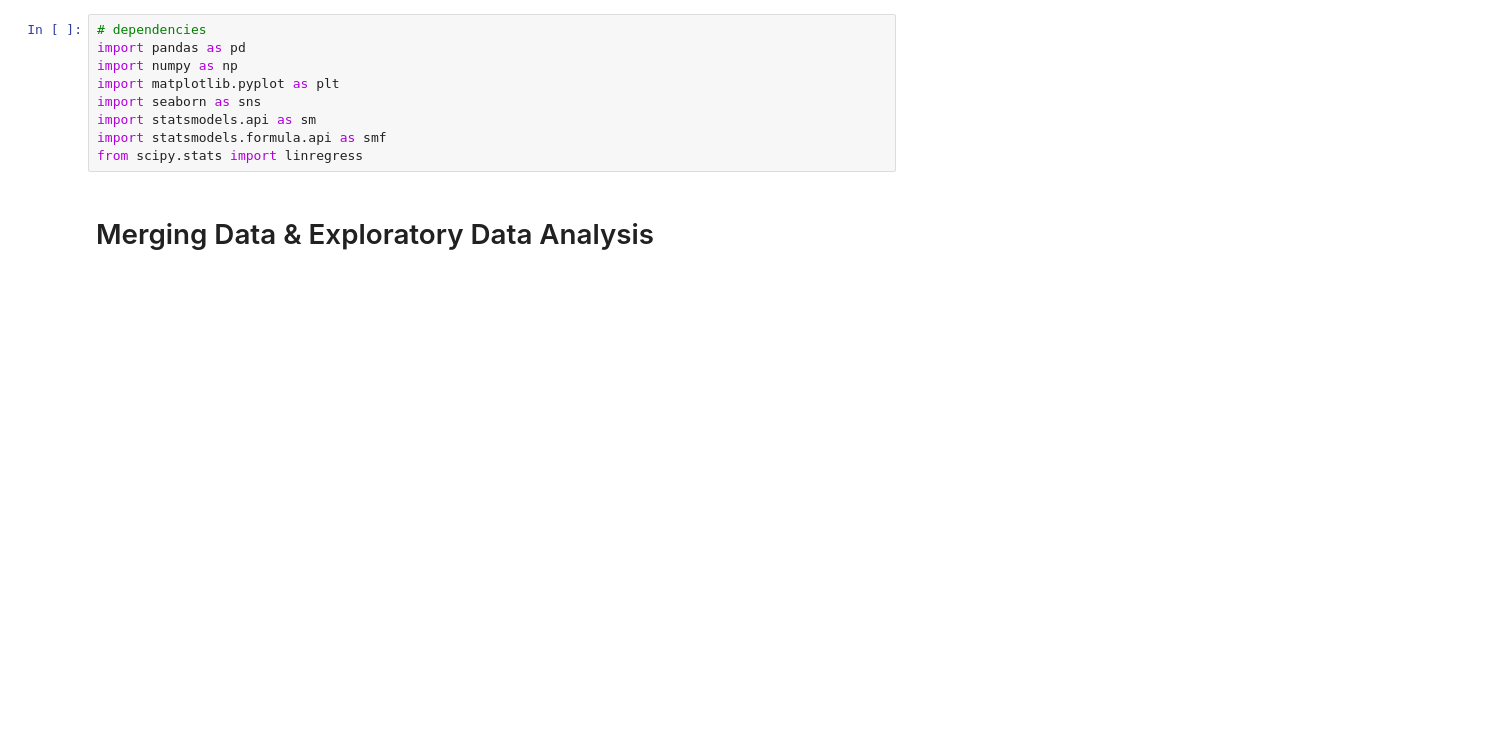
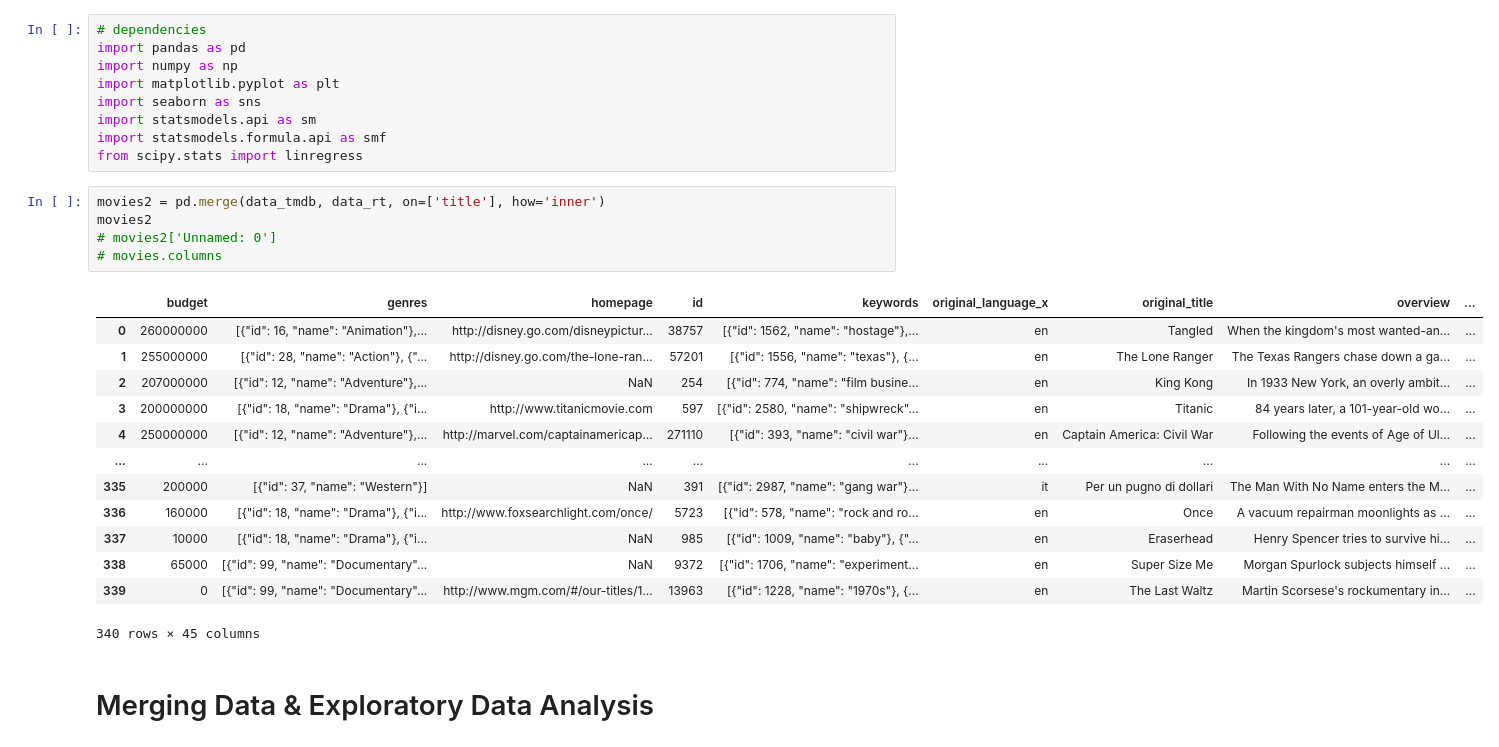
Before and after one commit to nbj0614/Final-Project-2, a Jupyter notebook: notebooks/final_project.ipynb, the cells around one changed output. Drawn from its saved outputs; the diff is of its cells as text; blank space fills up the shorter version.

```diff
--- a/notebooks/final_project.ipynb
+++ b/notebooks/final_project.ipynb
@@ -7,6 +7,25 @@ import seaborn as sns
 import statsmodels.api as sm
 import statsmodels.formula.api as smf
 from scipy.stats import linregress
+# %%
+movies2 = pd.merge(data_tmdb, data_rt, on=['title'], how='inner')
+movies2
+# movies2['Unnamed: 0']
+# movies.columns
+# %% [output]
+|  | budget | genres | homepage | id | keywords | original_language_x | original_title | overview | ... |
+| 0 | 260000000 | [{"id": 16, "name": "Animation"},... | http://disney.go.com/disneypictur... | 38757 | [{"id": 1562, "name": "hostage"},... | en | Tangled | When the kingdom's most wanted-an... | ... |
+| 1 | 255000000 | [{"id": 28, "name": "Action"}, {"... | http://disney.go.com/the-lone-ran... | 57201 | [{"id": 1556, "name": "texas"}, {... | en | The Lone Ranger | The Texas Rangers chase down a ga... | ... |
+| 2 | 207000000 | [{"id": 12, "name": "Adventure"},... | NaN | 254 | [{"id": 774, "name": "film busine... | en | King Kong | In 1933 New York, an overly ambit... | ... |
+| 3 | 200000000 | [{"id": 18, "name": "Drama"}, {"i... | http://www.titanicmovie.com | 597 | [{"id": 2580, "name": "shipwreck"... | en | Titanic | 84 years later, a 101-year-old wo... | ... |
+| 4 | 250000000 | [{"id": 12, "name": "Adventure"},... | http://marvel.com/captainamericap... | 271110 | [{"id": 393, "name": "civil war"}... | en | Captain America: Civil War | Following the events of Age of Ul... | ... |
+| ... | ... | ... | ... | ... | ... | ... | ... | ... | ... |
+| 335 | 200000 | [{"id": 37, "name": "Western"}] | NaN | 391 | [{"id": 2987, "name": "gang war"}... | it | Per un pugno di dollari | The Man With No Name enters the M... | ... |
+| 336 | 160000 | [{"id": 18, "name": "Drama"}, {"i... | http://www.foxsearchlight.com/once/ | 5723 | [{"id": 578, "name": "rock and ro... | en | Once | A vacuum repairman moonlights as ... | ... |
+| 337 | 10000 | [{"id": 18, "name": "Drama"}, {"i... | NaN | 985 | [{"id": 1009, "name": "baby"}, {"... | en | Eraserhead | Henry Spencer tries to survive hi... | ... |
+| 338 | 65000 | [{"id": 99, "name": "Documentary"... | NaN | 9372 | [{"id": 1706, "name": "experiment... | en | Super Size Me | Morgan Spurlock subjects himself ... | ... |
+| 339 | 0 | [{"id": 99, "name": "Documentary"... | http://www.mgm.com/#/our-titles/1... | 13963 | [{"id": 1228, "name": "1970s"}, {... | en | The Last Waltz | Martin Scorsese's rockumentary in... | ... |
+340 rows × 45 columns
 # %% [markdown]
 # Merging Data & Exploratory Data Analysis
 # %%
```
Also changed, not shown: parts of 4 cells of this notebook, 1 other file.
